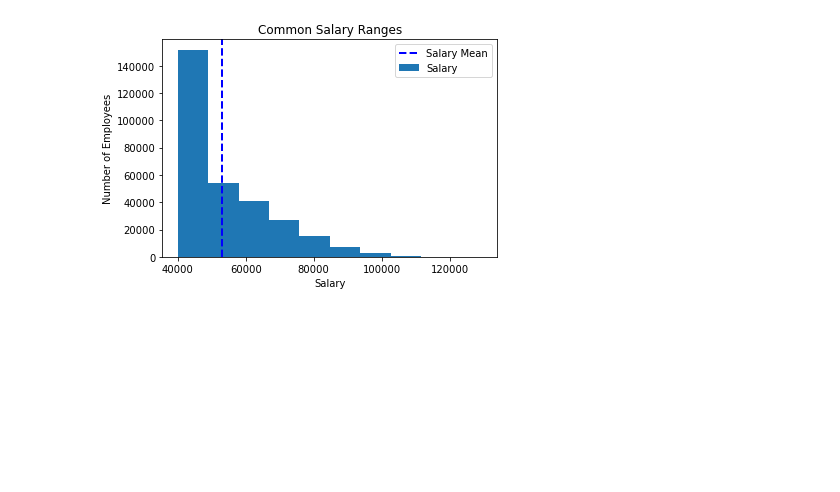
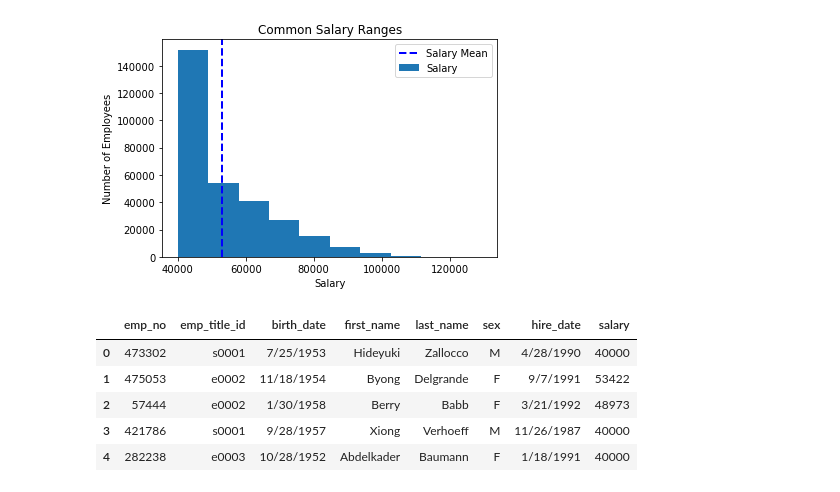
Before and after one commit to LiteshSamji/SQL-Employee-Database, a Jupyter notebook: EmployeeSQL/Employee_Analysis.ipynb, the cells around one changed output. Cells and saved outputs as stored; diff of their text form; code cells hidden in the pictures; blank space fills up the shorter version.

```diff
--- a/EmployeeSQL/Employee_Analysis.ipynb
+++ b/EmployeeSQL/Employee_Analysis.ipynb
@@ -61,3 +78,16 @@ plt.title("Common Salary Ranges")
 plt.savefig("Common Salary Ranges.png")
 # %% [output]
 [figure]
+# %%
+# Bonus quesion 2: Create a bar chart of average salary by title
+
+#### Create a merged dataframe of employees and salaries
+merge_df = pd.merge(employees_df, salary_df, on = "emp_no")
+merge_df.head()
+# %% [output]
+|  | emp_no | emp_title_id | birth_date | first_name | last_name | sex | hire_date | salary |
+| 0 | 473302 | s0001 | 7/25/1953 | Hideyuki | Zallocco | M | 4/28/1990 | 40000 |
+| 1 | 475053 | e0002 | 11/18/1954 | Byong | Delgrande | F | 9/7/1991 | 53422 |
+| 2 | 57444 | e0002 | 1/30/1958 | Berry | Babb | F | 3/21/1992 | 48973 |
+| 3 | 421786 | s0001 | 9/28/1957 | Xiong | Verhoeff | M | 11/26/1987 | 40000 |
+| 4 | 282238 | e0003 | 10/28/1952 | Abdelkader | Baumann | F | 1/18/1991 | 40000 |
```
Also changed, not shown: parts of 9 cells of this notebook, 2 other files.
